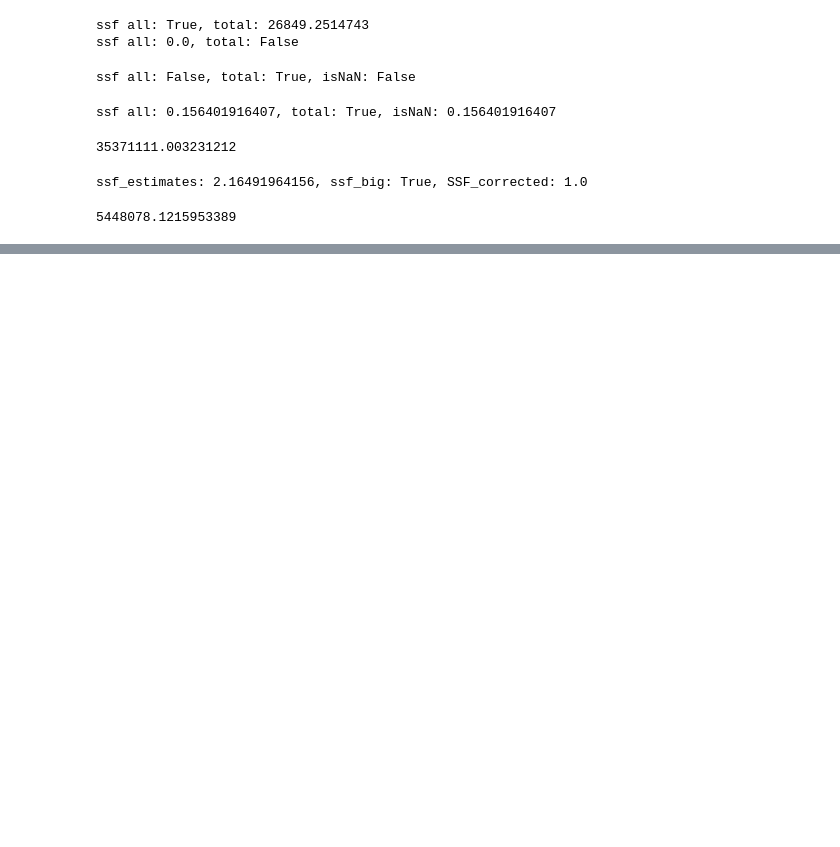
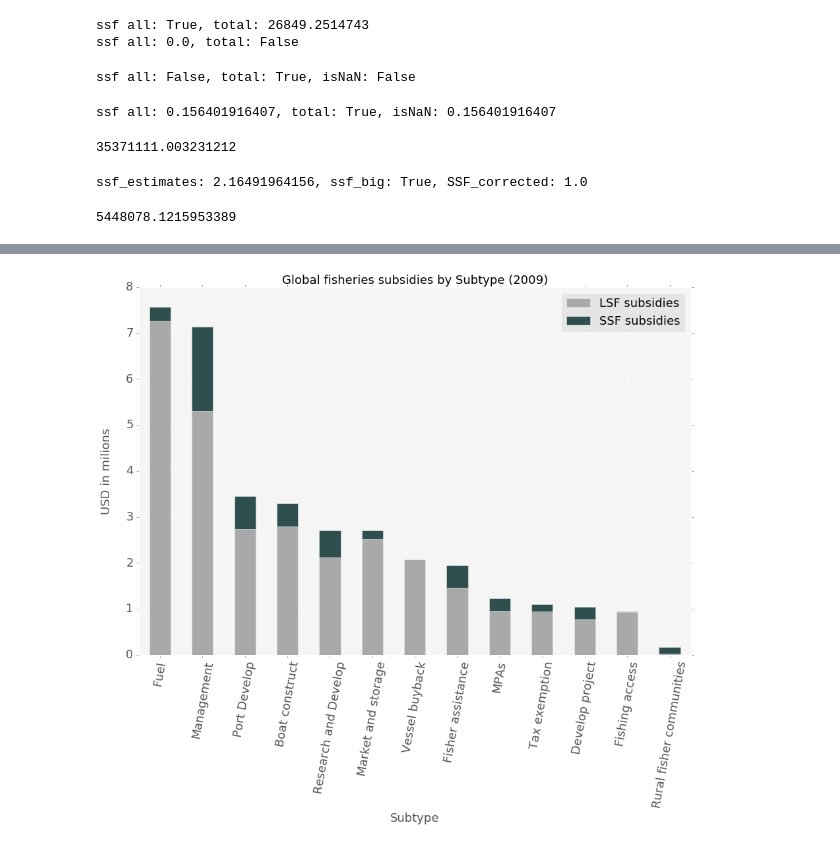
Before and after one commit to annaschu/subsidies, a Jupyter notebook: SSF subsidies capped.ipynb, the cells around one changed output, grey strips where cells are left out. Saved outputs shown, nothing was run; the diff lists cells and outputs as text; code cells hidden in the pictures; blank space fills up the shorter version.

```diff
--- a/SSF subsidies capped.ipynb
+++ b/SSF subsidies capped.ipynb
@@ -242,0 +371,23 @@ np.sum(SSF_subsidies_estimates_assessed['SSF_subsidies_USD'])
+# %%
+Subsidies_per_subtype = SSF_subsidies_estimates_assessed.groupby(['SubType']).sum()
+Subsidies_per_subtype = Subsidies_per_subtype.sort_values(by=['total_subsidies'],ascending=False)
+
+Subsidies_per_subtype['SSF percent'] = Subsidies_per_subtype['SSF subsidies']/Subsidies_per_subtype['total_subsidies']*100
+Subsidies_per_subtype_milions = Subsidies_per_subtype.loc[:,['LSF subsidies','SSF subsidies']]
+Subsidies_per_subtype_milions['LSF subsidies'] = Subsidies_per_subtype_milions['LSF subsidies']/1000000
+Subsidies_per_subtype_milions['SSF subsidies'] = Subsidies_per_subtype_milions['SSF subsidies']/1000000
+# %%
+ax = Subsidies_per_subtype_milions[['LSF subsidies','SSF subsidies']].plot(kind='bar', figsize=(15,10),stacked=True, legend=True, fontsize=18, color=["darkgray","darkslategrey"] )
+ax.set_title("Global fisheries subsidies by Subtype (2009)", fontsize=18)
+ax.set_ylabel("USD in milions",fontsize=18)
+ax.yaxis.labelpad = 20
+ax.set_xlabel("Subtype",fontsize=18)
+ax.set_xticklabels(['Fuel', 'Management','Port Develop','Boat construct','Research and Develop','Market and storage','Vessel buyback','Fisher assistance','MPAs','Tax exemption','Develop project','Fishing access','Rural fisher communities'],rotation=80, fontsize=18)
+ax.set_axis_bgcolor('0.96')
+plt.legend(loc='best',fontsize=18)
+plt.savefig('Subsidies_Subtype.svg', dpi=400, bbox_inches='tight')
+plt.savefig('Subsidies_Subtype.pdf', dpi=400, bbox_inches='tight')
+
+plt.show()
+# %% [output]
+[figure, added]
```
Also changed, not shown: parts of 10 cells of this notebook, 6 other files.
